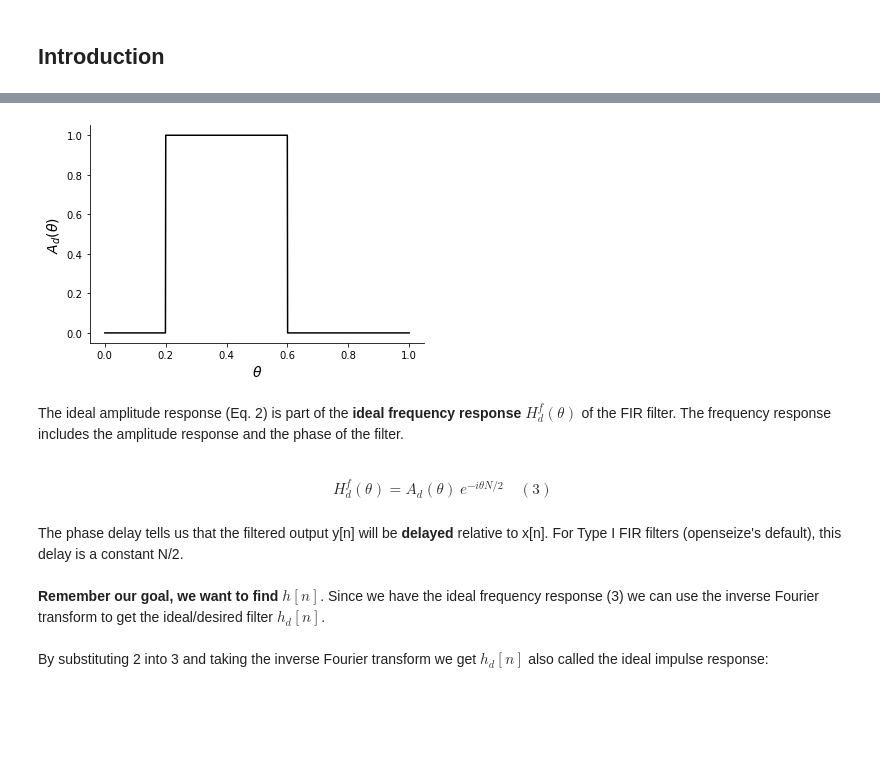
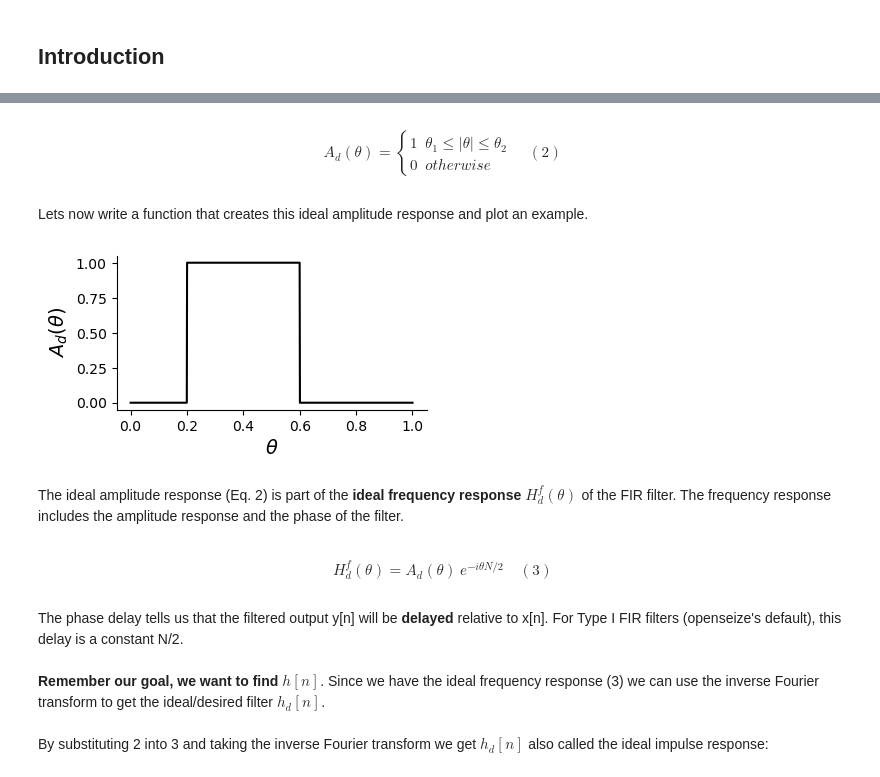
Before and after one commit to mscaudill/openseize, a Jupyter notebook: docs/tutorials/filtering.ipynb, the cells around one changed output, grey strips where cells are left out. Cells and saved outputs as stored; diff of their text form; code cells hidden in the pictures; blank space fills up the shorter version.

```diff
--- a/docs/tutorials/filtering.ipynb
+++ b/docs/tutorials/filtering.ipynb
@@ -96,0 +40,9 @@ def ideal_amplitude_response(low, high, n=1000):
+# %% [markdown]
+$$
+A_{d}(\theta) = \begin{cases}
+                    1 & \theta_1 \leq |\theta| \leq \theta_2 \\
+                    0 & otherwise
+                \end{cases} \quad (2)
+$$
+# %% [markdown]
+Lets now write a function that creates this ideal amplitude response and plot an example.
@@ -115,22 +86,19 @@ def plot_ideal_response(thetas, amplitudes, ax, **kwargs):
 # %%
 low = 0.2 * np.pi
 high = 0.6 * np.pi
 thetas, amplitudes = ideal_amplitude_response(low, high, n=1000)
 
-fig, ax = plt.subplots()
+fig, ax = plt.subplots(figsize=(4,2))
 plot_ideal_response(thetas, amplitudes, ax, color='k')
 plt.show()
 # %% [output]
-[figure, old version]
+[figure, new version]
 # %% [markdown]
 The ideal amplitude response (Eq. 2) is part of the <b>ideal frequency response</b> $H_d^f(\theta)$ of the FIR filter. The frequency response includes the amplitude response and the phase of the filter.
-<br>
-<br>
-<p style="text-align: center;">
-    $
-    H_d^f(\theta) = A_d(\theta)\ e^{-i\theta N/2} \quad (3)
-    $
-</p>
+# %% [markdown]
+$$
+H_d^f(\theta) = A_d(\theta)\ e^{-i\theta N/2} \quad (3)
+$$
 # %% [markdown]
 The phase delay tells us that the filtered output y[n] will be **delayed** relative to x[n]. For Type I FIR filters (openseize's default), this delay is a constant N/2.
 <br>
```
Also changed, not shown: parts of 96 cells of this notebook, 3 other files.
